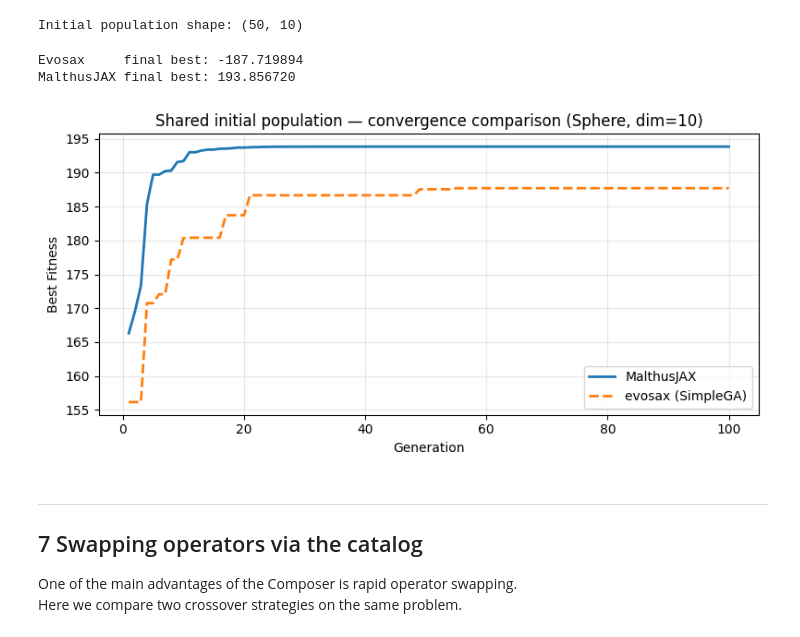
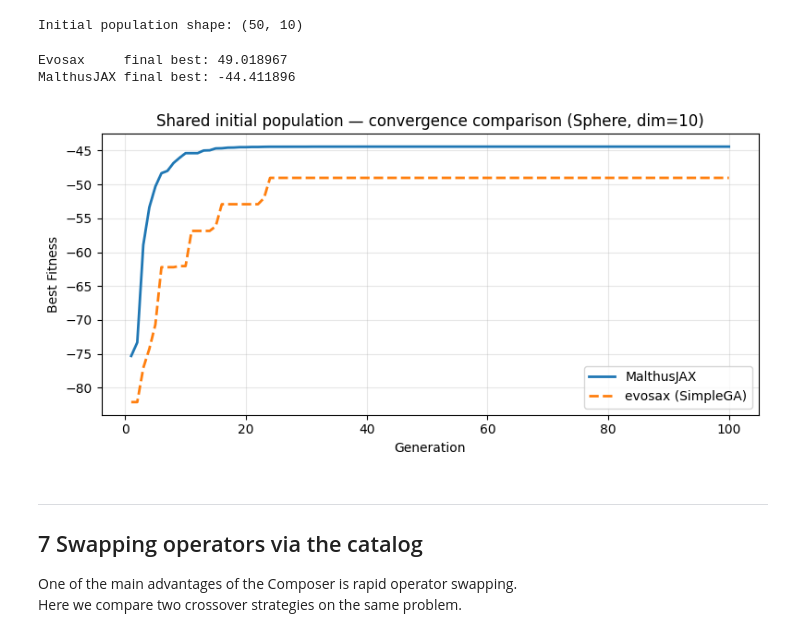
Before and after one commit to LeonardoDiCaterina/MalthusJAX, a Jupyter notebook: examples/_DEMO_COMPOSER/Composer_Demo.ipynb, the cells around one changed output. Drawn from its saved outputs; the diff is of its cells as text; code cells hidden in the pictures.

```diff
--- a/examples/_DEMO_COMPOSER/Composer_Demo.ipynb
+++ b/examples/_DEMO_COMPOSER/Composer_Demo.ipynb
@@ -365,7 +369,7 @@ adapter_m = build_engine(
 # Evosax with the same initial_population
 adapter_e = build_evosax_engine(
     strategy_name="SimpleGA",
-    fitness_spec="sphere:dim=10",
+    evaluator=catalog.get("sphere:dim=10"),
     pop_size=POP_SIZE,
     generations=GENS,
     bounds=BOUNDS,
@@ -381,31 +385,34 @@ print(f"Evosax     final best: {res_e['summary']['best_fitness']:.6f}")
 res_m = adapter_m.run_once(KEY)
 print(f"MalthusJAX final best: {res_m['summary']['best_fitness']:.6f}")
 # %% [output]
-Evosax     final best: -187.719894
-MalthusJAX final best: 193.856720
+Evosax     final best: 49.018967
+MalthusJAX final best: -44.411896
 # %%
 fig, ax = plt.subplots(figsize=(8, 4))
 
 ax.plot(
     [h["generation"] for h in res_m["history"]],
     [h["best_fitness"] for h in res_m["history"]],
-    label="MalthusJAX", linewidth=2,
+    label="MalthusJAX",
+    linewidth=2,
 )
 ax.plot(
     [h["generation"] for h in res_e["history"]],
-    [h["best_fitness"] *-1 for h in res_e["history"]],
-    label="evosax (SimpleGA)", linewidth=2, linestyle="--",
+    [h["best_fitness"] * -1 for h in res_e["history"]],
+    label="evosax (SimpleGA)",
+    linewidth=2,
+    linestyle="--",
 )
 
 ax.set_xlabel("Generation")
 ax.set_ylabel("Best Fitness")
 ax.set_title("Shared initial population — convergence comparison (Sphere, dim=10)")
 ax.legend()
 ax.grid(True, alpha=0.3)
 plt.tight_layout()
 plt.show()
 # %% [output]
-[figure, old version]
+[figure, new version]
 # %% [markdown]
 ---
 ## 7  Swapping operators via the catalog
```
Also changed, not shown: parts of 15 cells of this notebook, 6 other files.
